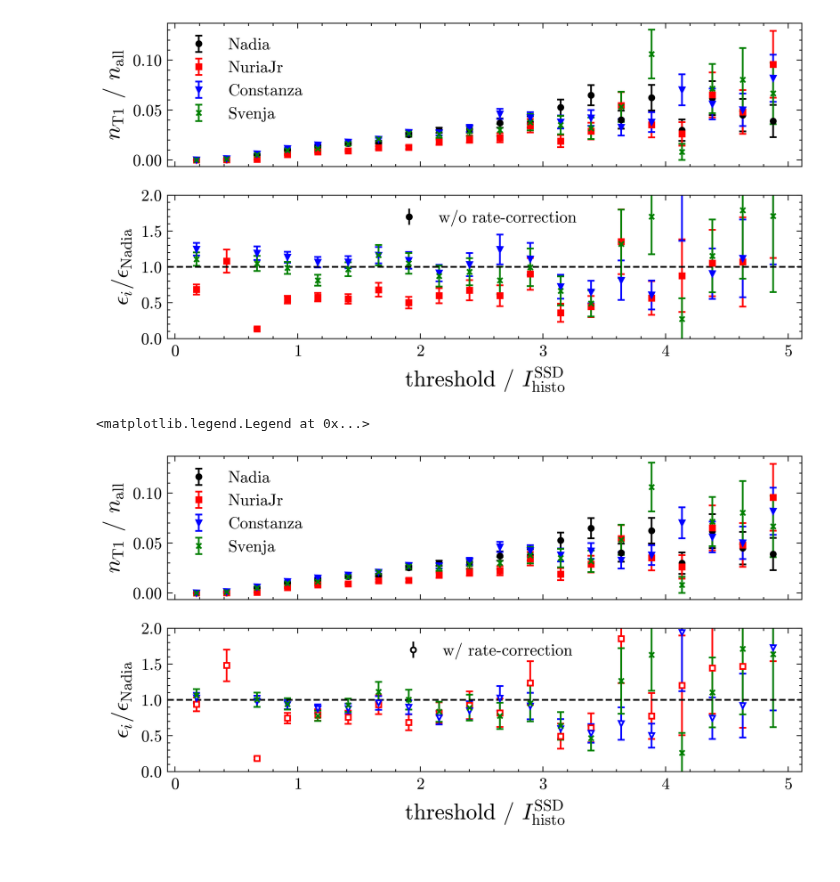
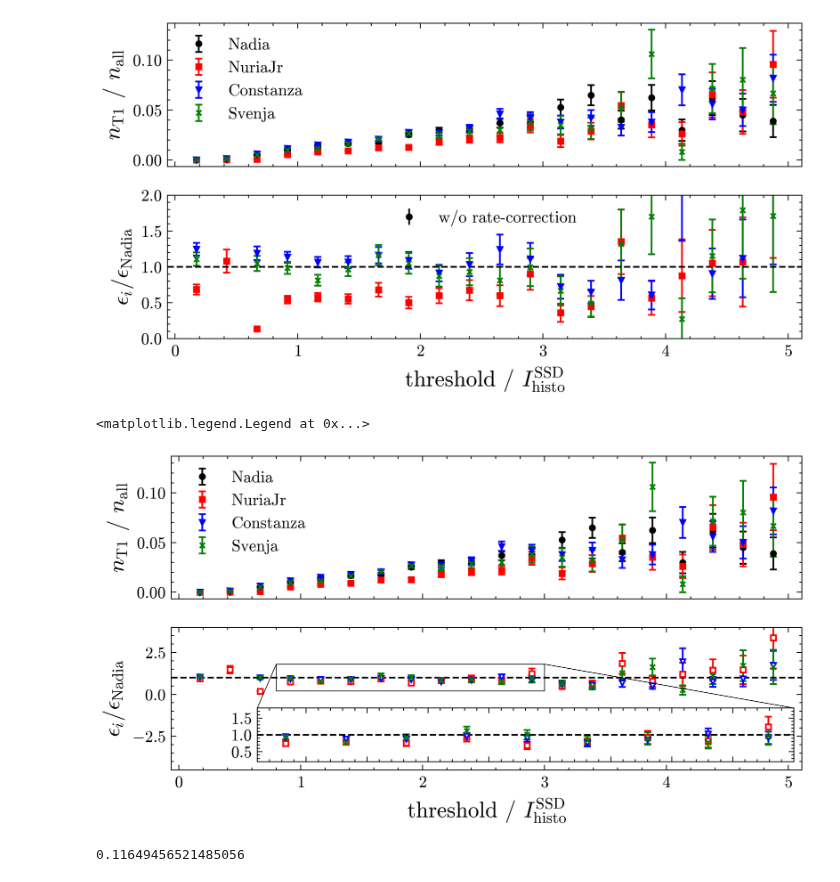
Before and after one commit to Quizznor/phd-thesis, a Jupyter notebook: Projects/SSDOnlineCalib/CheckMonitHistos/ssd_t1_efficiencies.ipynb, the cells around one changed output. Drawn from its saved outputs; the diff is of its cells as text; code cells hidden in the pictures.

Commit message:
figure out efficiency changes

```diff
--- a/Projects/SSDOnlineCalib/CheckMonitHistos/ssd_t1_efficiencies.ipynb
+++ b/Projects/SSDOnlineCalib/CheckMonitHistos/ssd_t1_efficiencies.ipynb
@@ -101,6 +87,8 @@ _t1s = unumpy.uarray(n_t1s, np.sqrt(n_t1s))
 compare_ratio = _t1s / _all
 y, y_err = [x.n for x in compare_ratio], [x.std_dev for x in compare_ratio]
 ax1.errorbar(0.5 * (_[1:] + _[:-1]), y, y_err, label='Nadia', fmt='o', capsize=2, markersize=3)
+ax2_zoomed = zoomed_inset_axes(ax2, 2, loc=4)
+all_ratios = [compare_ratio[3:12]]
 
 fmts = ['s', 'v', 'x']
 for station, fmt in zip(["NuriaJr", "Constanza", 'Svenja'], fmts):
@@ -115,36 +103,62 @@ for station, fmt in zip(["NuriaJr", "Constanza", 'Svenja'], fmts):
 
        y, y_err = [x.n for x in ratio], [x.std_dev for x in ratio]
        points = ax1.errorbar(0.5 * (_[1:] + _[:-1]), y, y_err, label=station, fmt=fmt, capsize=2, markersize=3)
 
        double_ratio = ratio / compare_ratio
+
        # y, y_err = [x.n for x in double_ratio], [x.std_dev for x in double_ratio]
        # ax2.errorbar(0.5 * (_[1:] + _[:-1]), y, y_err, fmt=fmt, capsize=2, c=points[0].get_color(), markersize=3)
+       # ax2_zoomed.errorbar(0.5 * (_[1:] + _[:-1]), y, y_err, fmt=fmt, capsize=2, c=points[0].get_color(), markersize=3)
 
        # rate correction
        rates = np.loadtxt(f'/cr/data02/AugerPrime/UUB/UubRandoms/t1_rates/{station}.txt', usecols=[2])
        correction_factor = np.mean(rates) / 100
 
        double_ratio_rate_corrected = double_ratio / correction_factor
        y, y_err = [x.n for x in double_ratio_rate_corrected], [x.std_dev for x in double_ratio_rate_corrected]
        ax2.errorbar(0.5 * (_[1:] + _[:-1]), y, y_err, fmt=fmt, capsize=2, c=points[0].get_color(), markersize=3, markerfacecolor='w')
+       ax2_zoomed.errorbar(0.5 * (_[1:] + _[:-1]), y, y_err, fmt=fmt, capsize=2, c=points[0].get_color(), markersize=3, markerfacecolor='w')
 
+       if station == 'NuriaJr': continue
+       all_ratios.append(ratio[3:12])
 # ax2.errorbar([], [], [], fmt='o', capsize=2, c='k', markersize=3, label='w/o rate-correction')
 # ax2.errorbar([], [], [], fmt='o', capsize=2, c='k', markersize=3, markerfacecolor='w', label='w/ rate-correction')
 
-ax2.set_ylim(0, 2)
+ax2.set_ylim(-4.5, 4)
 ax2.axhline(1, ls='--', c='k')
 ax1.legend()
-ax2.legend()
+# ax2.legend()
 
+# # zoomed plot
+mark_inset(ax2, ax2_zoomed, loc1=1, loc2=2, lw=0.4, ec='k')
+# ax2_zoomed.errorbar(x[1:], [y.n for y in ratios], [y.std_dev for y in ratios], fmt='o', capsize=2)
+ax2_zoomed.axhline(1, ls='--')
+ax2_zoomed.set_xlim(0.8, 3)
+ax2_zoomed.set_ylim(0.2, 1.8)
+plt.setp(ax2_zoomed.get_xticklabels(), visible=False)
+# plt.setp(ax2_zoomed.get_yticklabels(), visible=False)
 
 ax1.set_ylabel(r"$n_\mathrm{T1}$ / $n_\mathrm{all}$")
 ax1.set_ylabel(r"$n_\mathrm{T1}$ / $n_\mathrm{all}$")
 ax2.set_xlabel("threshold / $I^\mathrm{SSD}_\mathrm{histo}$")
 ax2.set_ylabel("$\epsilon_{i} / \epsilon_\mathrm{Nadia}$")
 ax1.legend()
 # %% [output]
 <matplotlib.legend.Legend at 0x...>
-[figure, old version]
+[figure, new version]
+# %%
+from itertools import combinations
+
+all_ratios = np.array(all_ratios)
+fluctuations = []
+
+for i, (this, that) in enumerate(combinations(all_ratios, 2)):
+    fluct = np.std([f.n for f in (this / that)])
+    fluctuations.append(fluct)
+
+print(np.mean(fluctuations))
+# %% [output]
+0.11649456521485056
 # %%
 # for station in ["NuriaJr", "Constanza"]:
 
```
Also changed, not shown: parts of 1 cell of this notebook, 11 other files.
